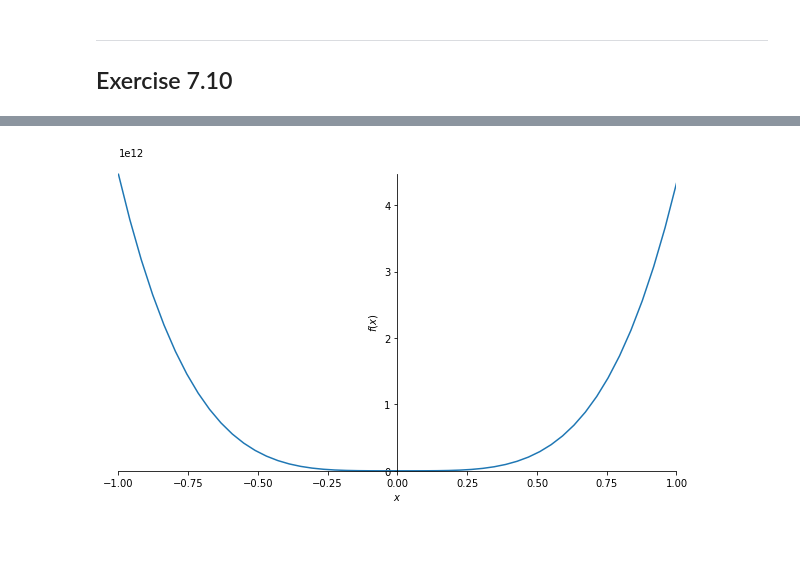
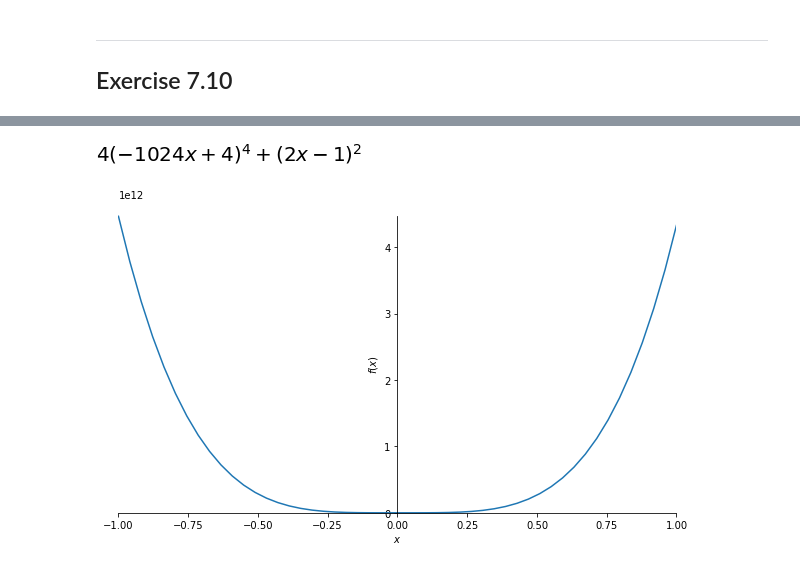
Before and after one commit to sheikhomar/opan, a Jupyter notebook: hw07.ipynb, the cells around one changed output, grey strips where cells are left out. Drawn from its saved outputs; the diff is of its cells as text; code cells hidden in the pictures; blank space fills up the shorter version.

```diff
--- a/hw07.ipynb
+++ b/hw07.ipynb
@@ -141,6 +141,12 @@ s73c.run(num_iterations=3)
 # %% [markdown]
 ---
 <img src="figures/homework-07/exercise-7.10-b.png" width="600" />
+# %%
+x = sy.symbols('x')
+f = (2*x - 1)**2 + 4*(4-1024*x)**4
+f
+# %% [output]
+[figure, added]
 # %%
 def create_ex710():
     x = sy.symbols('x')
```
Also changed, not shown: parts of 1 cell of this notebook, 5 other files.
